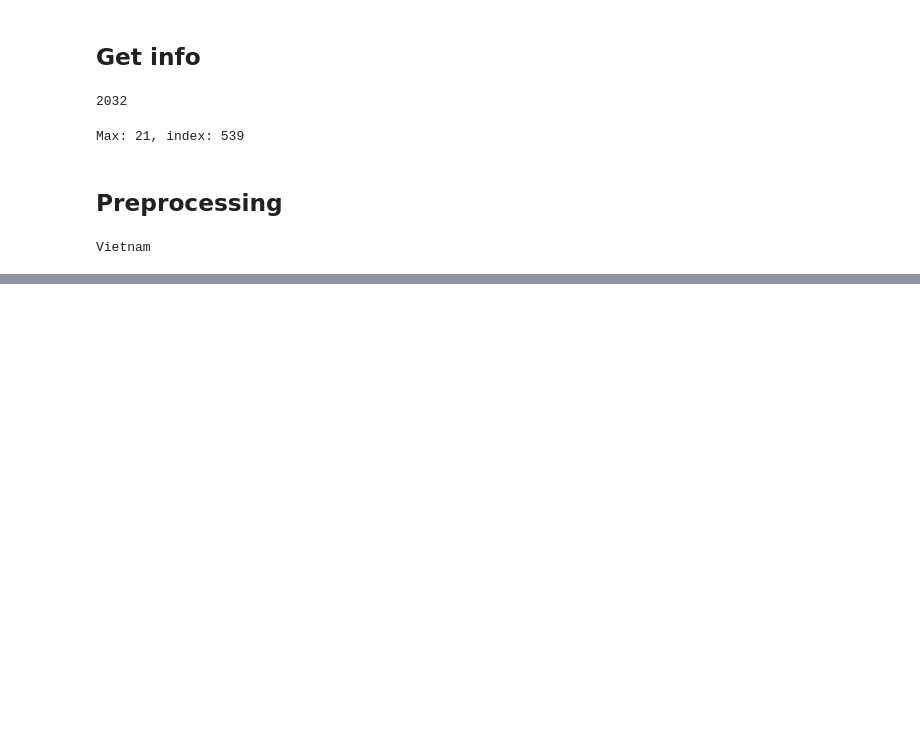
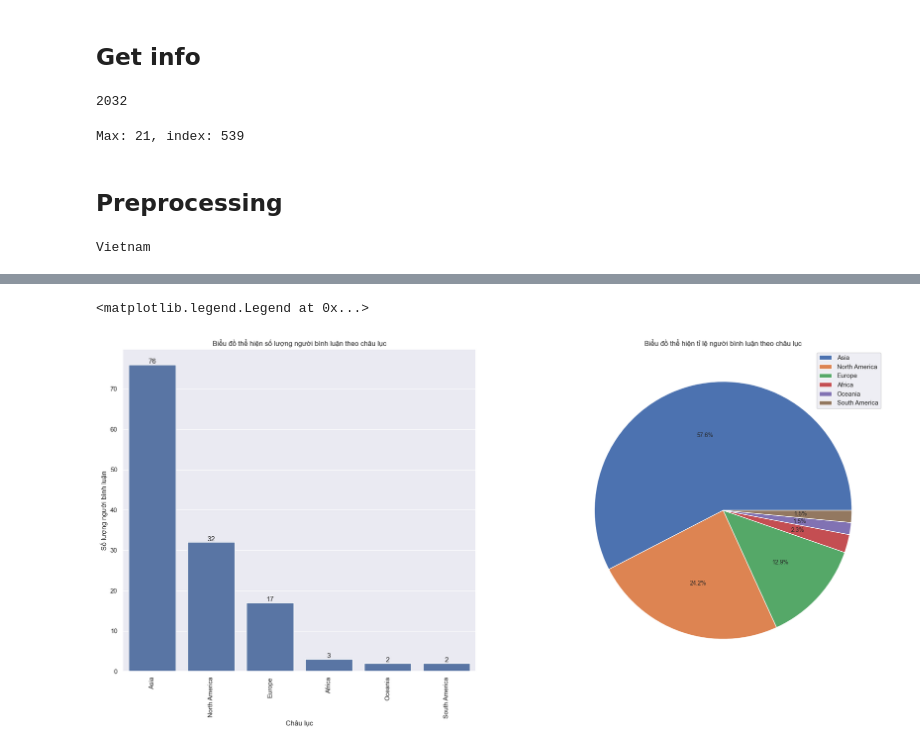
Before and after one commit to longluv1605/final-project-Python-DataAnalyst, a Jupyter notebook: Analysing and Visualising/Analyze_Comments.ipynb, the cells around one changed output, grey strips where cells are left out. Drawn from its saved outputs; the diff is of its cells as text; code cells hidden in the pictures; blank space fills up the shorter version.

```diff
--- a/Analysing and Visualising/Analyze_Comments.ipynb
+++ b/Analysing and Visualising/Analyze_Comments.ipynb
@@ -277,0 +316,19 @@ commenters_df
+# %%
+fig, axs = plt.subplots(1, 2, figsize=(24, 10))
+ax = sns.barplot(commenters_df['continent'].value_counts(), ax=axs[0])
+plt.sca(ax)
+plt.xticks(rotation=90)
+plt.title('Biểu đồ thể hiện số lượng người bình luận theo châu lục')
+plt.xlabel('Châu lục')
+plt.ylabel('Số lượng người bình luận')
+
+for i in ax.containers:
+    ax.bar_label(i,)
+
+plt.sca(axs[1])
+ax1 = commenters_df['continent'].value_counts().plot(kind='pie', title='Biểu đồ thể hiện tỉ lệ người bình luận theo châu lục',  labels=['','','','','','',''], textprops={'fontsize': 10}, autopct='%1.1f%%', ax=axs[1])
+plt.ylabel('')
+plt.legend(loc='upper right', labels=['Asia', 'North America', 'Europe', 'Africa', 'Oceania', 'South America'])
+# %% [output]
+<matplotlib.legend.Legend at 0x...>
+[figure, added]
```
Also changed, not shown: parts of 19 cells of this notebook, 3 other files.
